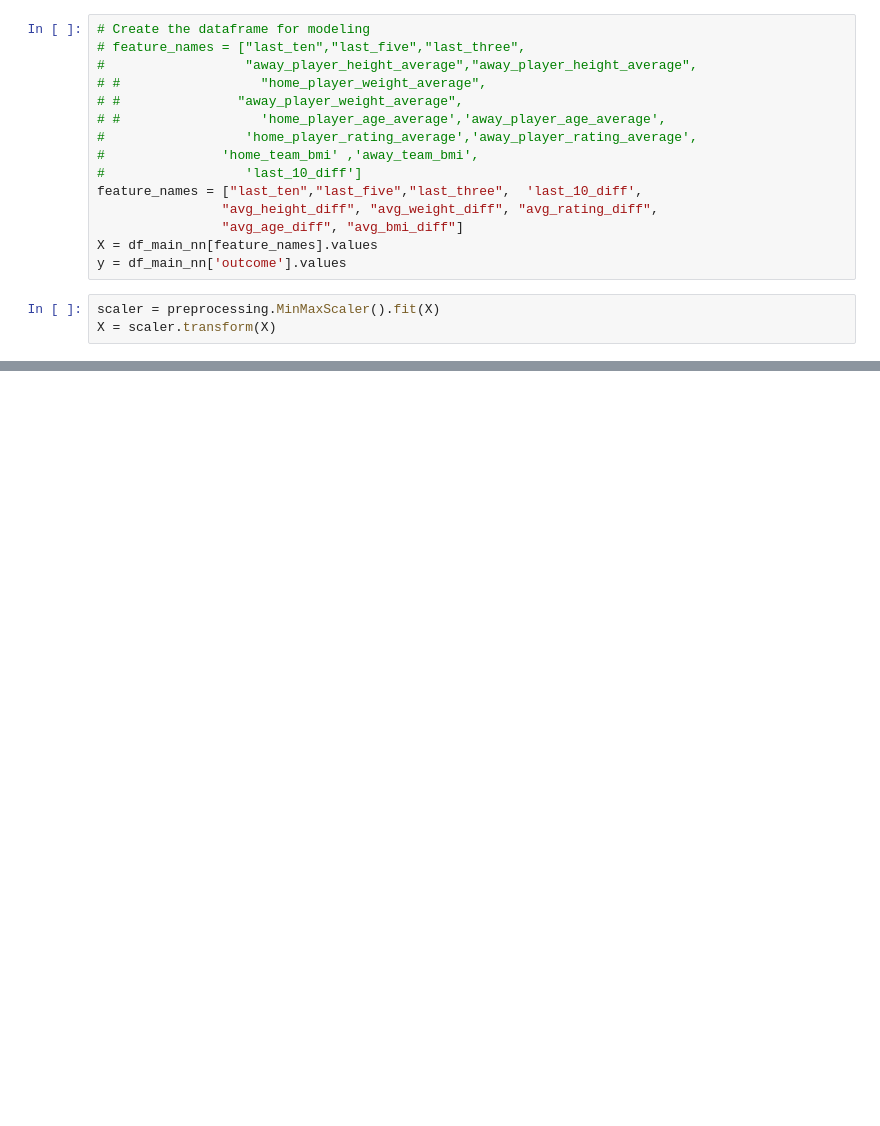
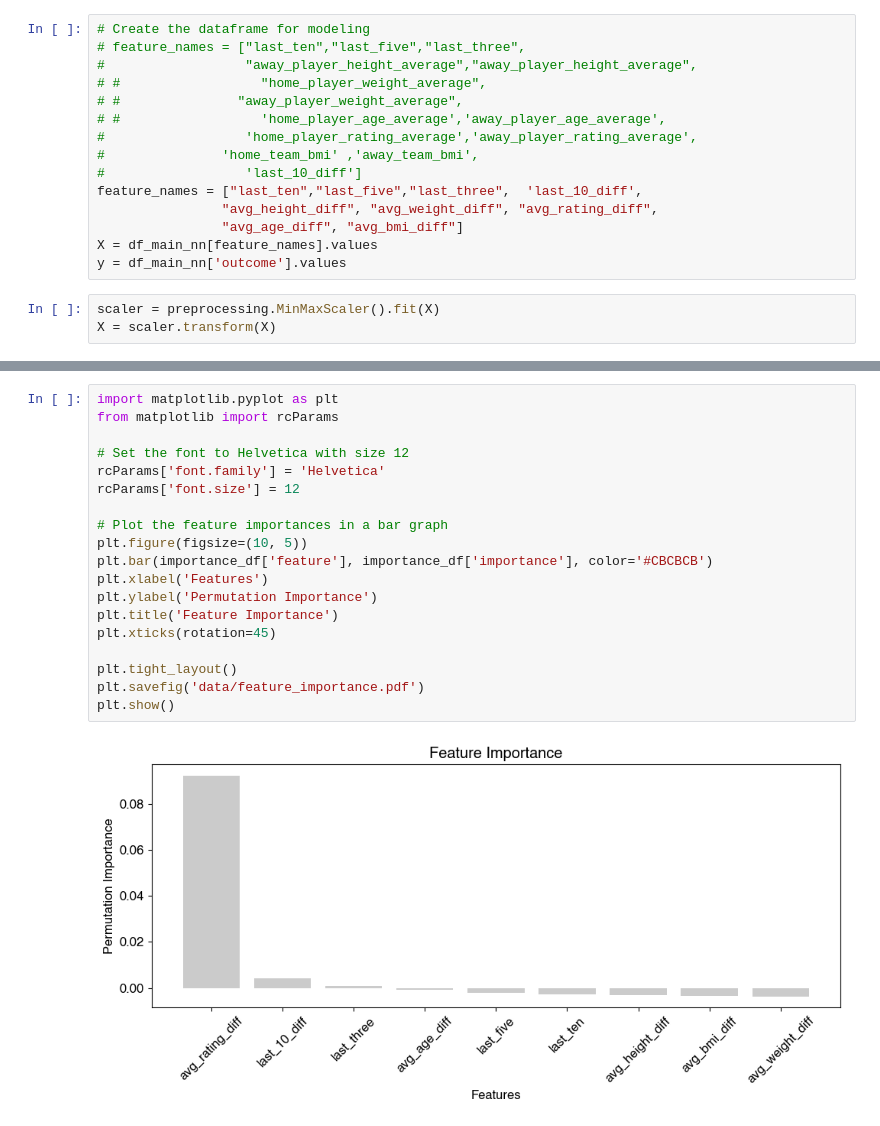
Before and after one commit to mannanrehbari/ml-project-soccer-analysis, a Jupyter notebook: [3] soccer-analysis-training-and-predictions.ipynb, the cells around one changed output, grey strips where cells are left out. Cells and saved outputs as stored; diff of their text form; blank space fills up the shorter version.

```diff
--- a/[3] soccer-analysis-training-and-predictions.ipynb
+++ b/[3] soccer-analysis-training-and-predictions.ipynb
@@ -128,0 +271,21 @@ plt.show()
+# %%
+import matplotlib.pyplot as plt
+from matplotlib import rcParams
+
+# Set the font to Helvetica with size 12
+rcParams['font.family'] = 'Helvetica'
+rcParams['font.size'] = 12
+
+# Plot the feature importances in a bar graph
+plt.figure(figsize=(10, 5))
+plt.bar(importance_df['feature'], importance_df['importance'], color='#CBCBCB')
+plt.xlabel('Features')
+plt.ylabel('Permutation Importance')
+plt.title('Feature Importance')
+plt.xticks(rotation=45)
+
+plt.tight_layout()
+plt.savefig('data/feature_importance.pdf')
+plt.show()
+# %% [output]
+[figure, added]
```
Also changed, not shown: parts of 24 cells of this notebook, 3 other files.
